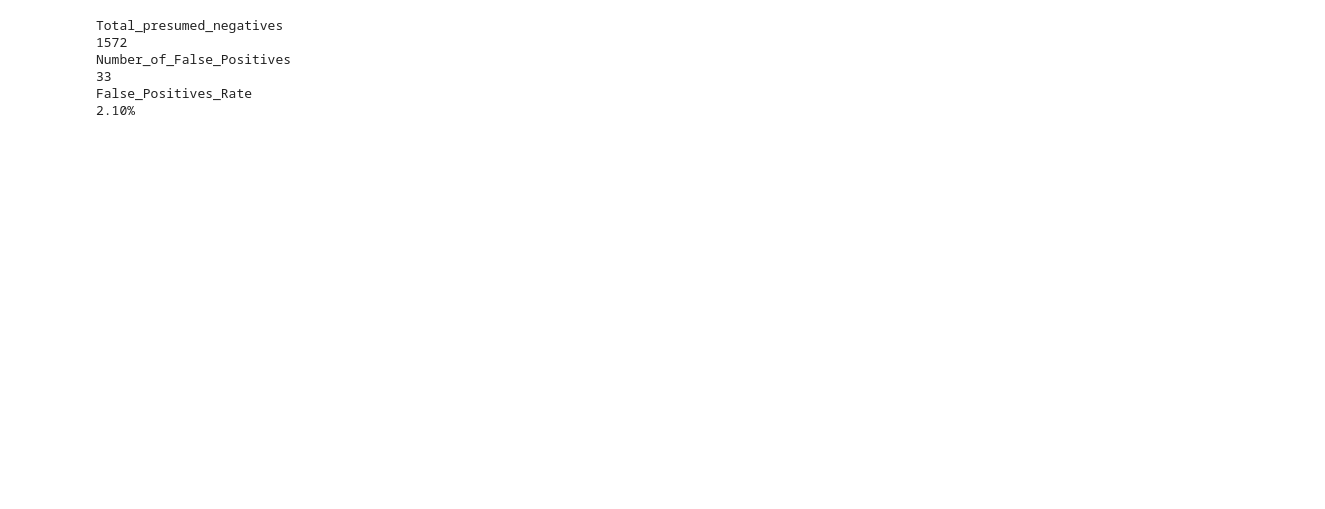
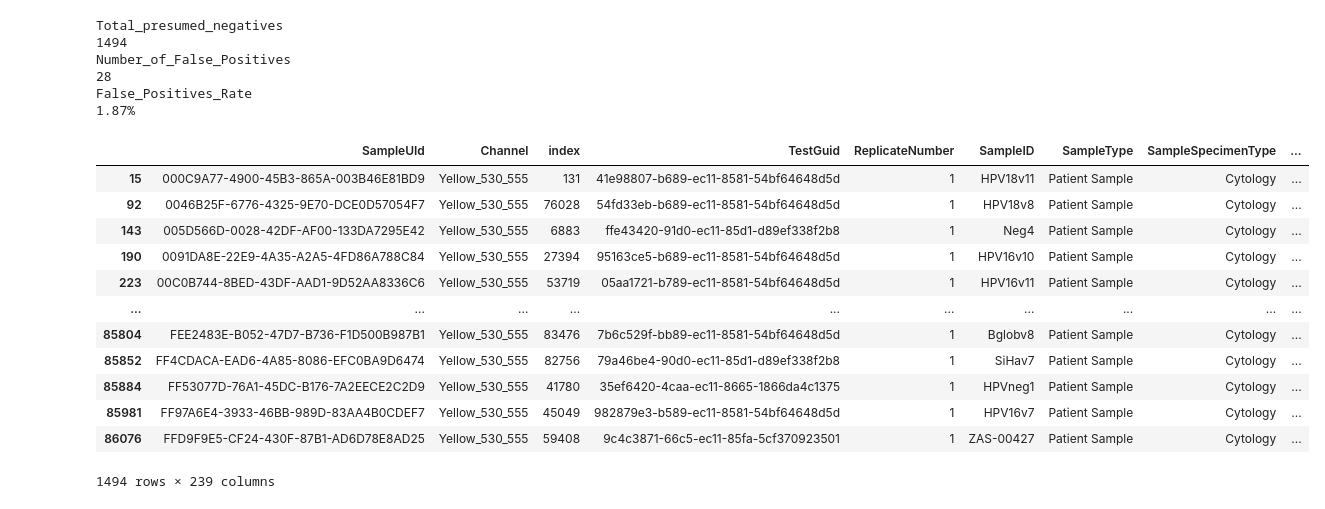
Before and after one commit to AaronRipleyQiagen/NMDX-Data-Analysis, a Jupyter notebook: HPVstudy.ipynb, the cells around one changed output. Drawn from its saved outputs; the diff is of its cells as text; code cells hidden in the pictures; blank space fills up the shorter version.

```diff
--- a/HPVstudy.ipynb
+++ b/HPVstudy.ipynb
@@ -12,7 +12,8 @@ warnings.filterwarnings('ignore')
 #pd.set_option("display.max_columns", None)
 from IPython.display import HTML
 # %%
-df = pd.read_csv("RPT-8430_CompiledData_Final.csv")
+df = pd.read_csv("RPT_8430_FinalData_with_OriginalData.csv")
 # %%
-# pd.set_option("display.max_columns", None)
-# df.head(5)
+pd.set_option("display.max_columns", None)
+df = df.rename(columns={"Sample ID": "SampleID"})
+df.head(5)
@@ -19,7 +27,7 @@ df = pd.read_csv("RPT-8430_CompiledData_Final.csv")
 # %%
 dfm = df.copy()
 # %%
-dfm = dfm[dfm.ProcessingStep == "Raw"]
+dfm = dfm[dfm.ProcessingStep == "Normalized"]
 dfm = dfm[dfm.Channel == "Yellow_530_555"]
 
 
@@ -57,15 +65,15 @@ print("{0:.2%}".format(dffp.shape[0]/total))
 dfm = df.copy()
 # %% [output]
 Total_presumed_negatives
-1572
+1494
 Number_of_False_Positives
-33
+28
 False_Positives_Rate
-2.10%
+1.87%
 # %%
 dfc = dfm.copy()
 # %%
-dfc = dfc[dfc.ProcessingStep == "Raw"]
+dfc = dfc[dfc.ProcessingStep == "Normalized"]
 dfc = dfc[dfc.Channel == "Yellow_530_555"]
 dfc = dfc[(dfc.SampleID.str[:6] == "HPVneg") |
           (dfc.SampleID.str[:5] == "Bglob") |
@@ -93,11 +101,27 @@ values = ['Fixed_Baseline_Sample', 'Single_Point_Normalized_Sample', 'Weak_Ampli
 # create a new column and use np.select to assign values to it using our lists as arguments
 dfc['Condition'] = np.select(conditions, values)
 
-dfc = dfc.filter(items= ["SampleUId","Condition",'BaselineFirstCycle','BaselineLastCycle',"SampleID","ResultCode",
-                    "AssayVersion","Channel","LocalizedResult",
-                    "Ct","EndPointFluorescence","MaxPeakHeight","EPR",
-                    'N500SerialNumber','NeuMoDxSoftwareVersion','PcrModuleSerial'])
+# dfc = dfc.filter(items= ["SampleUId","Condition",'BaselineFirstCycle','BaselineLastCycle',"SampleID","ResultCode",
+#                     "AssayVersion","Channel","LocalizedResult",
+#                     "Ct","EndPointFluorescence","MaxPeakHeight","EPR",
+#                     'N500SerialNumber','NeuMoDxSoftwareVersion','PcrModuleSerial'])
 
 # display updated DataFrame
+# %%
+dfc
+# %% [output]
+|  | SampleUId | Channel | index | TestGuid | ReplicateNumber | SampleID | SampleType | SampleSpecimenType | ... |
+| 15 | 000C9A77-4900-45B3-865A-003B46E81BD9 | Yellow_530_555 | 131 | 41e98807-b689-ec11-8581-54bf64648d5d | 1 | HPV18v11 | Patient Sample | Cytology | ... |
+| 92 | 0046B25F-6776-4325-9E70-DCE0D57054F7 | Yellow_530_555 | 76028 | 54fd33eb-b689-ec11-8581-54bf64648d5d | 1 | HPV18v8 | Patient Sample | Cytology | ... |
+| 143 | 005D566D-0028-42DF-AF00-133DA7295E42 | Yellow_530_555 | 6883 | ffe43420-91d0-ec11-85d1-d89ef338f2b8 | 1 | Neg4 | Patient Sample | Cytology | ... |
+| 190 | 0091DA8E-22E9-4A35-A2A5-4FD86A788C84 | Yellow_530_555 | 27394 | 95163ce5-b689-ec11-8581-54bf64648d5d | 1 | HPV16v10 | Patient Sample | Cytology | ... |
+| 223 | 00C0B744-8BED-43DF-AAD1-9D52AA8336C6 | Yellow_530_555 | 53719 | 05aa1721-b789-ec11-8581-54bf64648d5d | 1 | HPV16v11 | Patient Sample | Cytology | ... |
+| ... | ... | ... | ... | ... | ... | ... | ... | ... | ... |
+| 85804 | FEE2483E-B052-47D7-B736-F1D500B987B1 | Yellow_530_555 | 83476 | 7b6c529f-bb89-ec11-8581-54bf64648d5d | 1 | Bglobv8 | Patient Sample | Cytology | ... |
+| 85852 | FF4CDACA-EAD6-4A85-8086-EFC0BA9D6474 | Yellow_530_555 | 82756 | 79a46be4-90d0-ec11-85d1-d89ef338f2b8 | 1 | SiHav7 | Patient Sample | Cytology | ... |
+| 85884 | FF53077D-76A1-45DC-B176-7A2EECE2C2D9 | Yellow_530_555 | 41780 | 35ef6420-4caa-ec11-8665-1866da4c1375 | 1 | HPVneg1 | Patient Sample | Cytology | ... |
+| 85981 | FF97A6E4-3933-46BB-989D-83AA4B0CDEF7 | Yellow_530_555 | 45049 | 982879e3-b589-ec11-8581-54bf64648d5d | 1 | HPV16v7 | Patient Sample | Cytology | ... |
+| 86076 | FFD9F9E5-CF24-430F-87B1-AD6D78E8AD25 | Yellow_530_555 | 59408 | 9c4c3871-66c5-ec11-85fa-5cf370923501 | 1 | ZAS-00427 | Patient Sample | Cytology | ... |
+1494 rows × 239 columns
 # %%
 dfw = dfc[dfc.Condition == 'Weak_Amplification_Samples']
```
Also changed, not shown: parts of 11 cells of this notebook.
